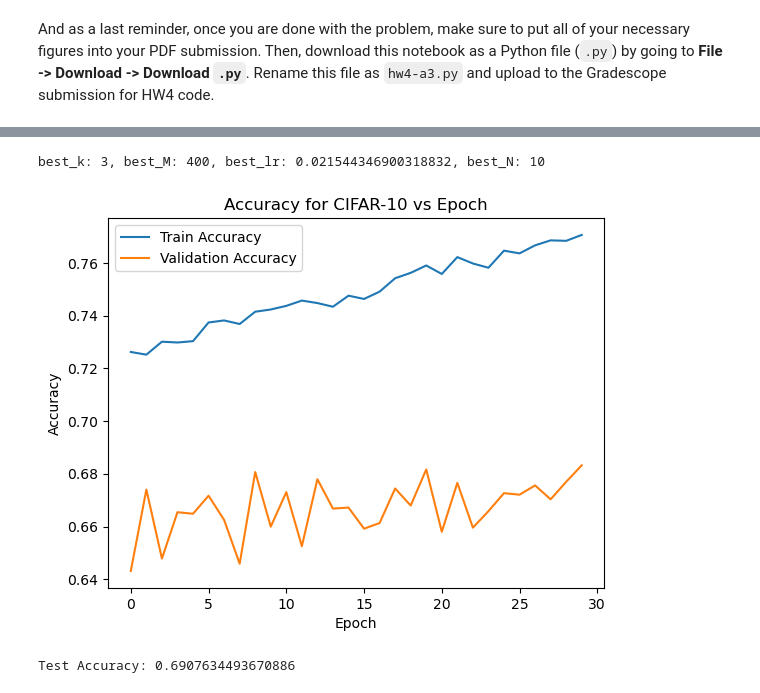
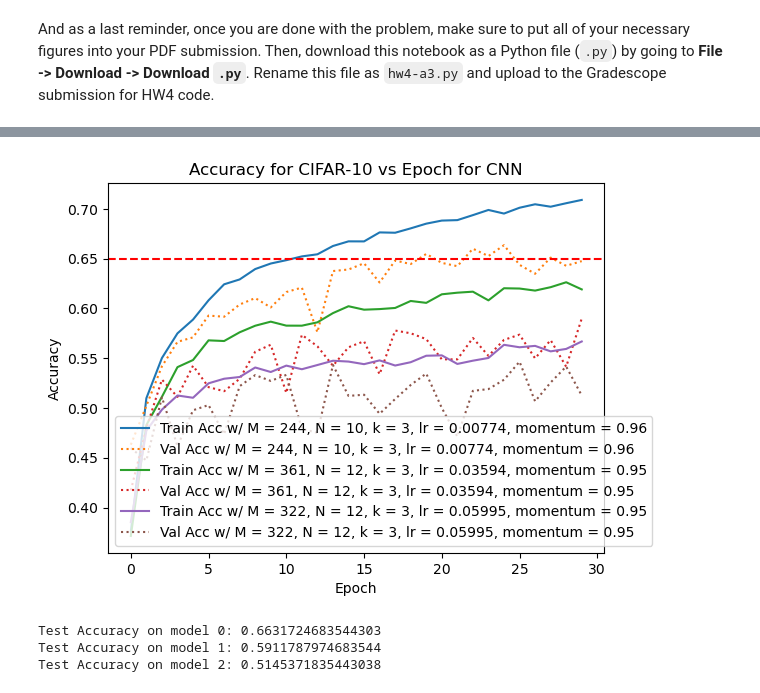
Before and after one commit to rbmuk/Homework, a Jupyter notebook: CSE 446/hw4/hw4-a3-cifar-image-classification.ipynb, the cells around one changed output, grey strips where cells are left out. Saved outputs shown, nothing was run; the diff lists cells and outputs as text; code cells hidden in the pictures.

```diff
--- a/CSE 446/hw4/hw4-a3-cifar-image-classification.ipynb
+++ b/CSE 446/hw4/hw4-a3-cifar-image-classification.ipynb
@@ -553,2 +536,2 @@ def parameter_search_b(train_loader: DataLoader,
 # %%
-best_M, best_N, best_k, best_lr = parameter_search_b(train_loader, val_loader, model_b)
+top3_ms, top3_ns, top3_ks, top3_lrs, top3_momentums = parameter_search_b(train_loader, val_loader, model_b)
@@ -580,25 +538,35 @@ trying learning rate 0.021544346900318832, M 50, N 10, k 5
-# %%
-model = model_b(best_M, best_N, best_k)
-optimizer = SGD(model.parameters(), best_lr, momentum=0.9)
-print(f'best_k: {best_k}, best_M: {best_M}, best_lr: {best_lr}, best_N: {best_N}')
-# %% [output]
-best_k: 3, best_M: 400, best_lr: 0.021544346900318832, best_N: 10
+# %%
+models = []
+optimizers = []
+for i in range(3):
+    model = model_b(top3_ms[i], top3_ns[i], top3_ks[i])
+    optimizers.append(SGD(model.parameters(), top3_lrs[i], momentum=top3_momentums[i]))
+    models.append(model)
 # %%
 # We are using 20 epochs for this example. You may have to use more.
-train_loss, train_accuracy, val_loss, val_accuracy = train(
-    model, optimizer, train_loader, val_loader, 30)
+train_accs, val_accs = [], []
+for i in range(3):
+    _, train_acc, _, val_acc = train(
+        models[i], optimizers[i], train_loader, val_loader, 30)
+    train_accs.append(train_acc)
+    val_accs.append(val_acc)
-# %%
-plt.plot(train_accuracy, label="Train Accuracy")
-plt.plot(val_accuracy, label="Validation Accuracy")
-plt.xlabel("Epoch")
-plt.ylabel("Accuracy")
-plt.legend()
-plt.title("Accuracy for CIFAR-10 vs Epoch")
-plt.show()
-# %% [output]
-[figure, removed]
+# %%
+for i in range(3):
+    plt.plot(train_accs[i], label=f"Train Acc w/ M = {top3_ms[i]}, N = {top3_ns[i]}, k = {top3_ks[i]}, lr = {np.around(top3_lrs[i], 5)}, momentum = {top3_momentums[i]}")
+    plt.plot(val_accs[i], label=f"Val Acc w/ M = {top3_ms[i]}, N = {top3_ns[i]}, k = {top3_ks[i]}, lr = {np.around(top3_lrs[i], 5)}, momentum = {top3_momentums[i]}", linestyle=':')
+plt.xlabel("Epoch")
+plt.ylabel("Accuracy")
+plt.axhline(y = 0.65, color='r', linestyle='--')
+plt.legend()
+plt.title("Accuracy for CIFAR-10 vs Epoch for CNN")
+plt.show()
+# %% [output]
+[figure, added]
 # %%
-test_loss, test_acc = evaluate(model, test_loader)
-print(f"Test Accuracy: {test_acc}")
+for i in range(3):
+    _, test_acc = evaluate(models[i], test_loader)
+    print(f"Test Accuracy on model {i}: {test_acc}")
 # %% [output]
-Test Accuracy: 0.6907634493670886
+Test Accuracy on model 0: 0.6631724683544303
+Test Accuracy on model 1: 0.5911787974683544
+Test Accuracy on model 2: 0.5145371835443038
```
Also changed, not shown: parts of 11 cells of this notebook, 20 other files.
